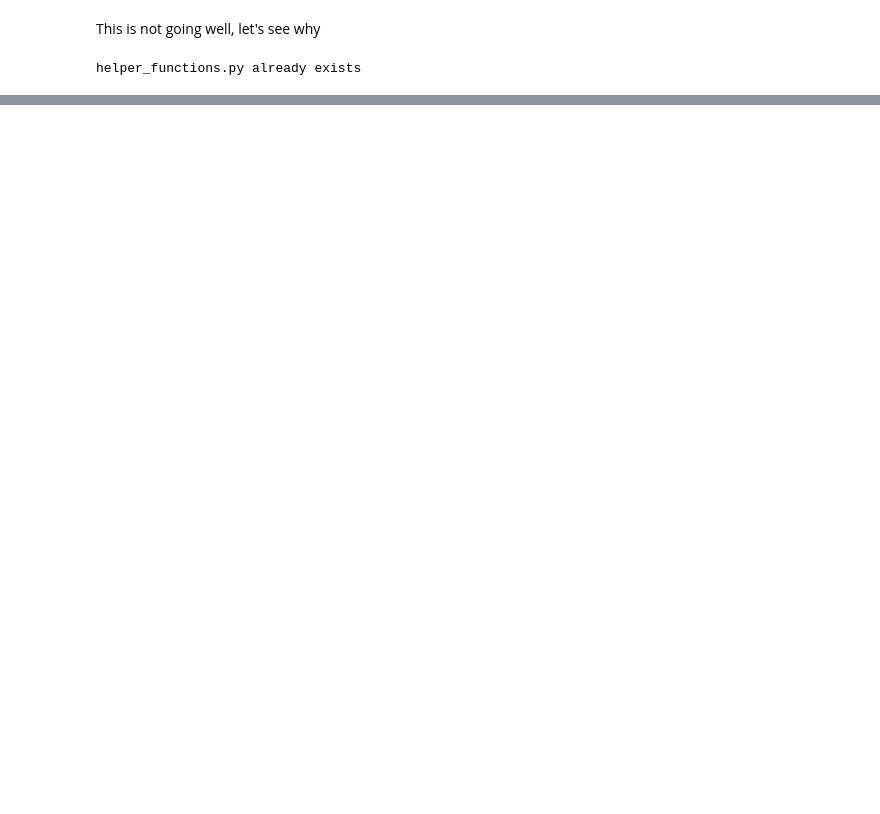
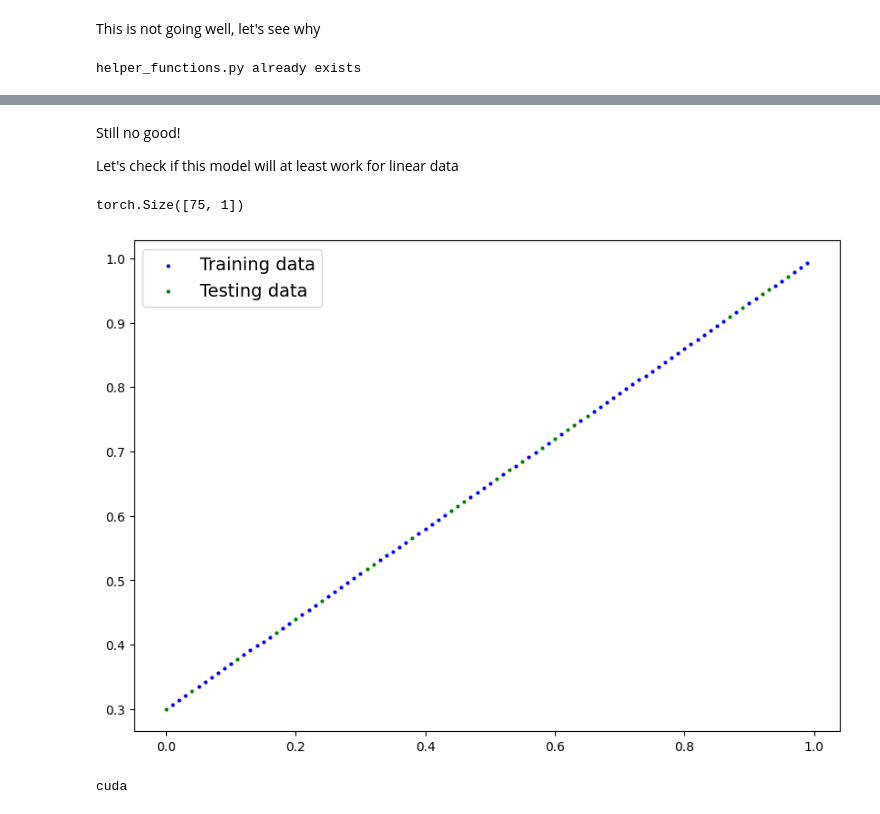
Before and after one commit to JonathanSears1/pytorch-practice, a Jupyter notebook: pytorch-nn.ipynb, the cells around one changed output, grey strips where cells are left out. Cells and saved outputs as stored; diff of their text form; code cells hidden in the pictures; blank space fills up the shorter version.

```diff
--- a/pytorch-nn.ipynb
+++ b/pytorch-nn.ipynb
@@ -179,0 +262,21 @@ Since we only have 1 hidden layer our neural net is creating a linear estimation
+# %% [markdown]
+Still no good!
+
+Let's check if this model will at least work for linear data
+# %%
+x_regression_data = torch.arange(0,1,.01).unsqueeze(dim=1)
+y_regression_data = .3 + .7*x_regression_data
+split = train_test_split(x_regression_data,y_regression_data)
+x_train_reg, x_test_reg, y_train_reg, y_test_reg = split
+# %%
+split[0].shape
+# %% [output]
+torch.Size([75, 1])
+# %%
+plot_predictions(train_data=x_train_reg,train_labels=y_train_reg,test_data=x_test_reg,test_labels=y_test_reg)
+# %% [output]
+[figure, added]
+# %%
+print(device)
+# %% [output]
+cuda
```
Also changed, not shown: parts of 16 cells of this notebook.
